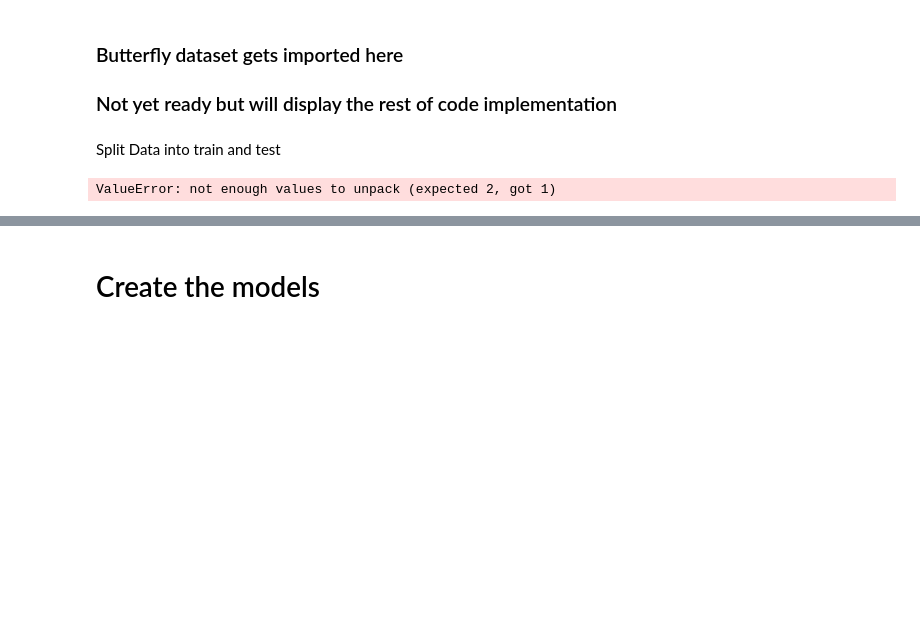
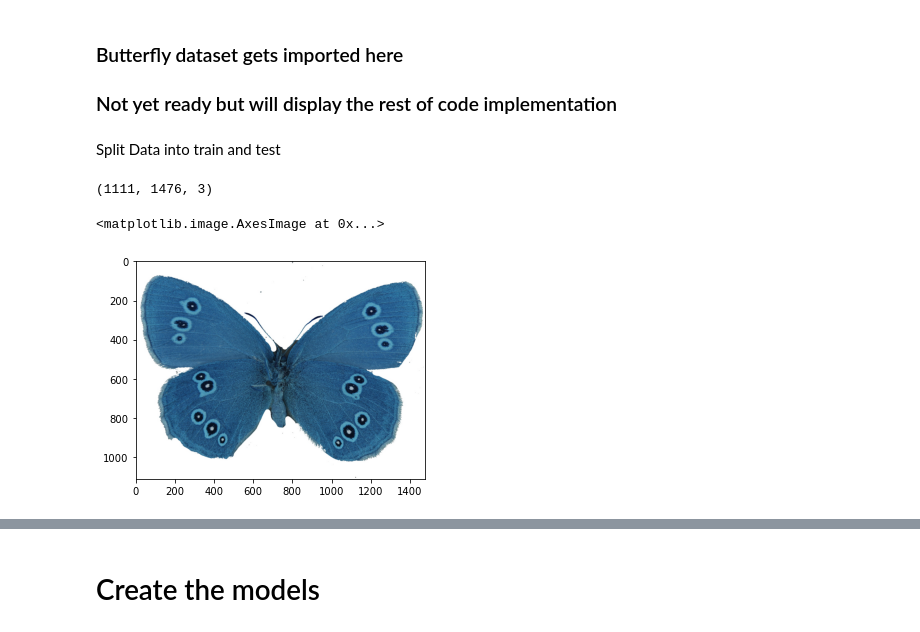
Before and after one commit to JVP15/butterfly-gan, a Jupyter notebook: butterfly_notebook.ipynb, the cells around one changed output, grey strips where cells are left out. Drawn from its saved outputs; the diff is of its cells as text; code cells hidden in the pictures; blank space fills up the shorter version.

Commit message:
First training on butterfly image

```diff
--- a/butterfly_notebook.ipynb
+++ b/butterfly_notebook.ipynb
@@ -40,7 +42,3 @@ from IPython import display
 ### Not yet ready but will display the rest of code implementation
 # %% [markdown]
 Split Data into train and test
-# %%
-(train_images, train_labels), (_, _) = " " # Place holder for Butterfly Dataset
-# %% [output]
-ValueError: not enough values to unpack (expected 2, got 1)
@@ -50,0 +45,17 @@ train_images = (train_images - 127.5) / 127.5  # Normalize the images to [-1, 1]
+# %%
+# Read in images in the dataset
+data_dir = 'data/'
+
+data = []
+for img in glob.glob(os.path.join(data_dir, '*.JPG')):
+    data.append(cv2.imread(img))
+
+print(data[0].shape)
+# %% [output]
+(1111, 1476, 3)
+# %%
+# Plot the first image
+plt.imshow(data[0])
+# %% [output]
+<matplotlib.image.AxesImage at 0x...>
+[figure, added]
```
Also changed, not shown: parts of 9 cells of this notebook.
